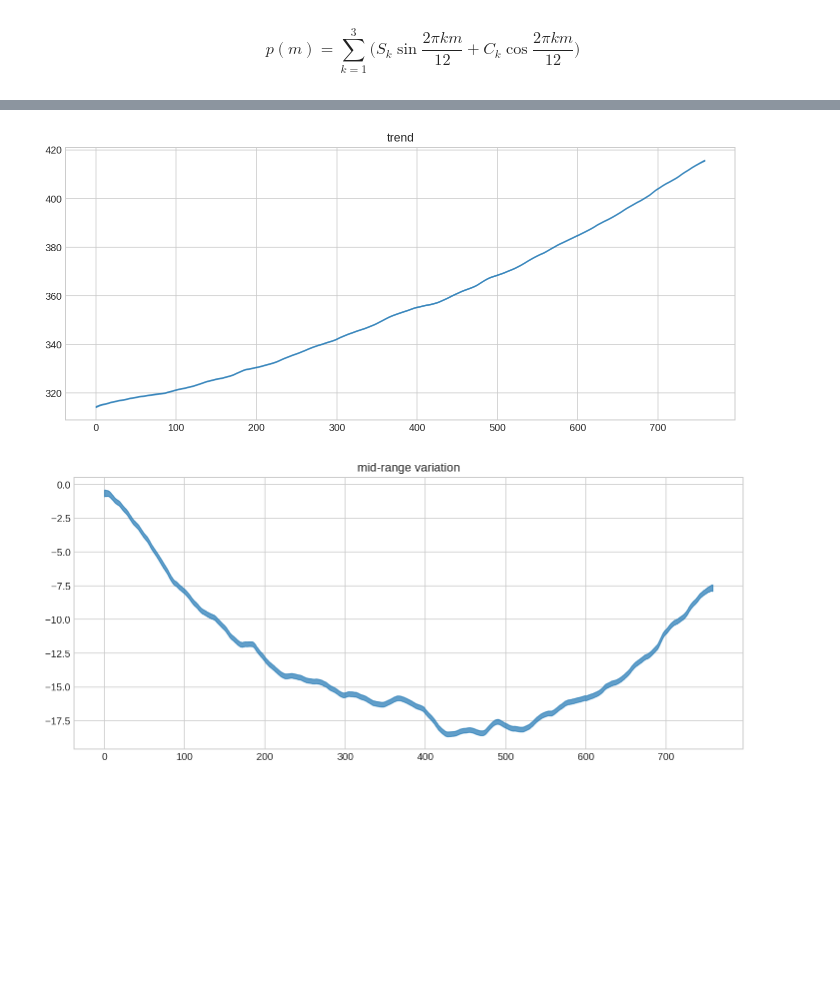
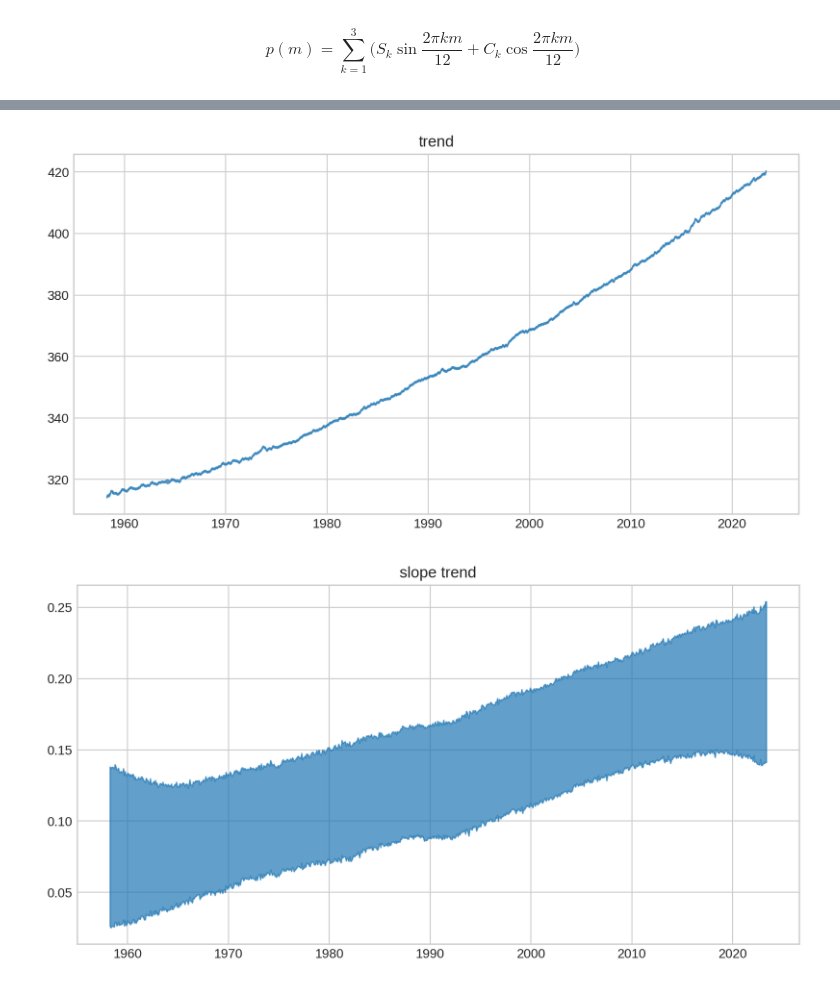
Before and after one commit to petrushev/bayesian-modeling, a Jupyter notebook: 03 keeling/periodic.ipynb, the cells around one changed output, grey strips where cells are left out. Cells and saved outputs as stored; diff of their text form; code cells hidden in the pictures; blank space fills up the shorter version.

```diff
--- a/03 keeling/periodic.ipynb
+++ b/03 keeling/periodic.ipynb
@@ -21,22 +22,24 @@ plt.style.use('seaborn-whitegrid')
 # %% [markdown]
 ### Loading the data
 # %%
-data = pd.read_csv('monthly_in_situ_co2_mlo.csv', header=56)
+data = pd.read_csv('monthly_in_situ_co2_mlo.csv', header=57)
+data = data.iloc[2:]
+
+
+data.columns = ["year", "month", "_1", "_2", "CO2", "_3", "_4", "_5", "_6", "_7", "_8"]
+data = data[['year', 'month', 'CO2']]
 
 # missing data is marked as -99.99
-data = data.replace(to_replace=-99.99, value=np.nan)
-data = data.dropna().reset_index(drop=True)
+data = data.replace(to_replace='  -99.99', value=np.nan)
+data = data.dropna()
+data = data.assign(
+    year=data.year.astype('int'),
+    month=data.month.astype('int'),
+    CO2 = data.CO2.astype('float')
+)
 
-data.columns = ["year", "month", "_1", "_2", "CO2", "_3", "_4", "_5", "_6", "_7"]
-data = data[['year', 'month', 'CO2']]
-
-data = data.assign(date = data.apply(
-    lambda row: pd.Timestamp(year=int(row.year), month=int(row.month), day=1),
-    axis=1))
-
-data = data.assign(month_i = data.date.dt.year * 12 + data.date.dt.month)
-data = data.assign(month_i = data.month_i - data.month_i.min())
-data = data.sort_values('date').reset_index(drop=True)
-
-data.head(5)
+data = data.assign(date = pd.to_datetime(data[['year', 'month']].apply(lambda r: date(r.year, r.month, 1), axis=1)),
+                   t = data.year * 12 + data.month - 1)
+data = data.assign(t = data.t - data.t.min())
+data.sample(10)
 # %% [output]
@@ -142 +140,3 @@ Sampling 2 chains for 6_000 tune and 6_000 draw iterations (12_000 + 12_000 draw
+# %%
+trd = az.extract(tr1)
 # %%
@@ -179,17 +165,21 @@ None
 # %%
-tmp = az.hdi(m1.trace['g'])
-plt.figure(figsize=(12, 5))
-plt.fill_between(range(data.month_i.max() + 1), tmp[:, 0], tmp[:, 1], alpha=.7, color='C0')
+tmp = az.hdi(trd.g.to_numpy().T)[:-1].T
+plt.figure(figsize=(10, 5))
+plt.fill_between(pd.date_range(data.date.min(), data.date.max(), freq='M'),
+                 tmp[0], tmp[1],
+                 alpha=.7, color='C0')
 plt.gca().set(title='trend')
 None
 # %% [output]
-[figure, old version]
+[figure, new version]
 # %%
-tmp = az.hdi(m1.trace['M'])
-plt.figure(figsize=(12, 5))
-plt.fill_between(range(data.month_i.max() + 1), tmp[:, 0], tmp[:, 1], alpha=.7, color='C0')
-plt.gca().set(title='mid-range variation')
+tmp = az.hdi(trd.b.to_numpy().T).T
+plt.figure(figsize=(10, 5))
+plt.fill_between(pd.date_range(data.date.min(), data.date.max(), freq='M'),
+                 tmp[0], tmp[1],
+                 alpha=.7, color='C0')
+plt.gca().set(title='slope trend')
 None
 # %% [output]
-[figure, old version]
+[figure, new version]
 # %%
```
Also changed, not shown: parts of 19 cells of this notebook, 2 other files.
